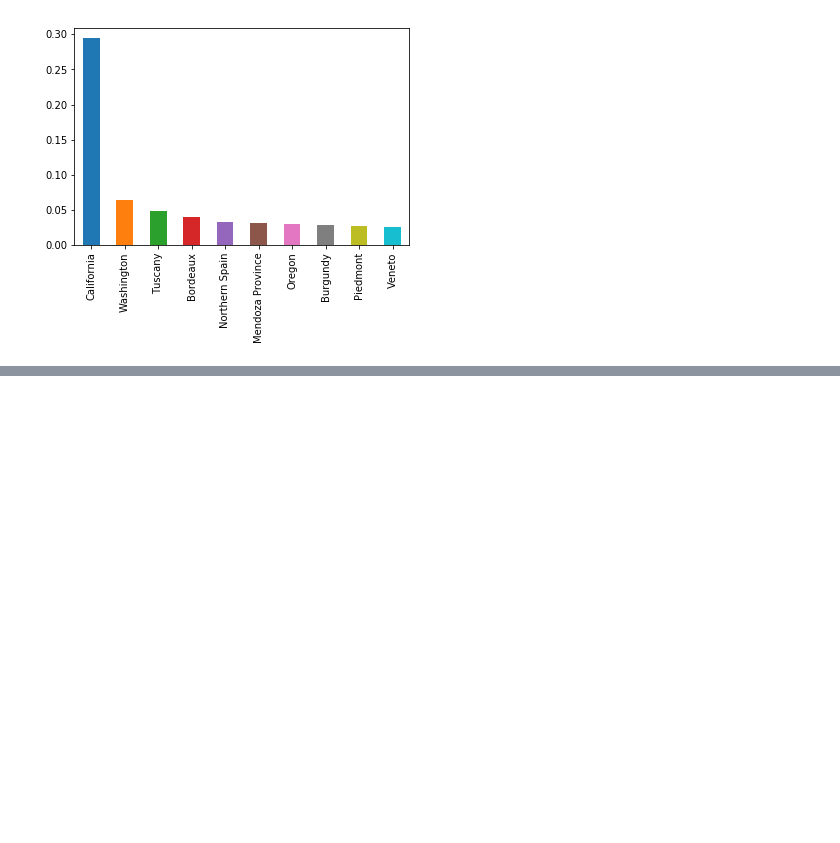
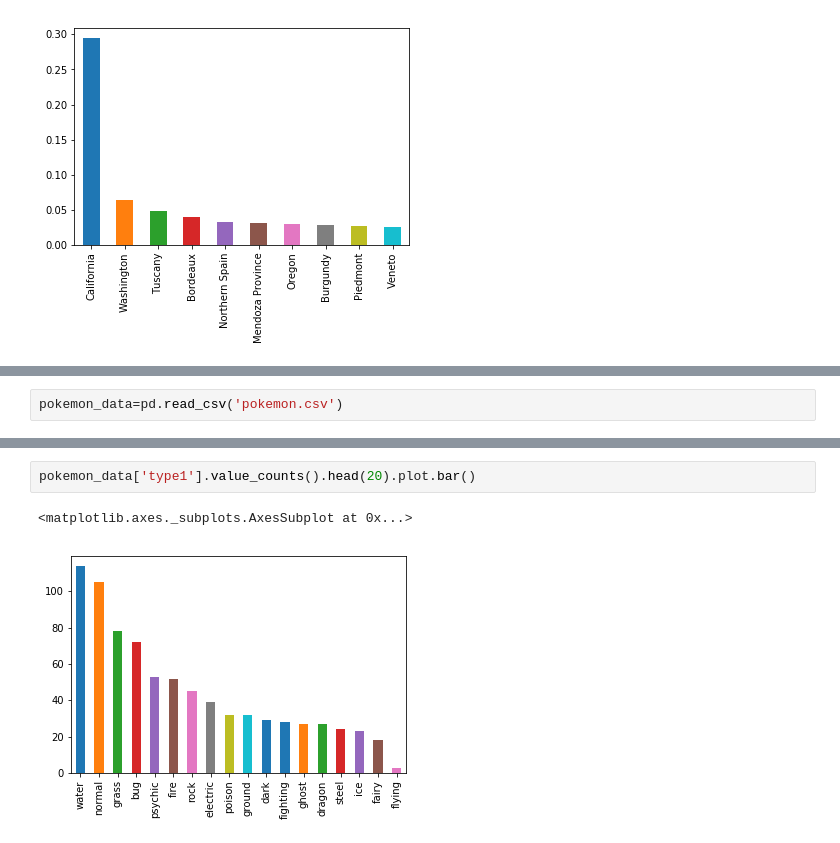
Before and after one commit to innovator-arjun/DataScience-Learning, a Jupyter notebook: Visualizations/winemag-Univariate plotting.ipynb, the cells around one changed output, grey strips where cells are left out. Saved outputs shown, nothing was run; the diff lists cells and outputs as text; blank space fills up the shorter version.

```diff
--- a/Visualizations/winemag-Univariate plotting.ipynb
+++ b/Visualizations/winemag-Univariate plotting.ipynb
@@ -113,0 +154,2 @@ fulldata.head()
+# %%
+pokemon_data=pd.read_csv('pokemon.csv')
@@ -113,0 +166,5 @@ fulldata.head()
+# %%
+pokemon_data['type1'].value_counts().head(20).plot.bar()
+# %% [output]
+<matplotlib.axes._subplots.AxesSubplot at 0x...>
+[figure, added]
```
Also changed, not shown: parts of 9 cells of this notebook, 1 other file.
